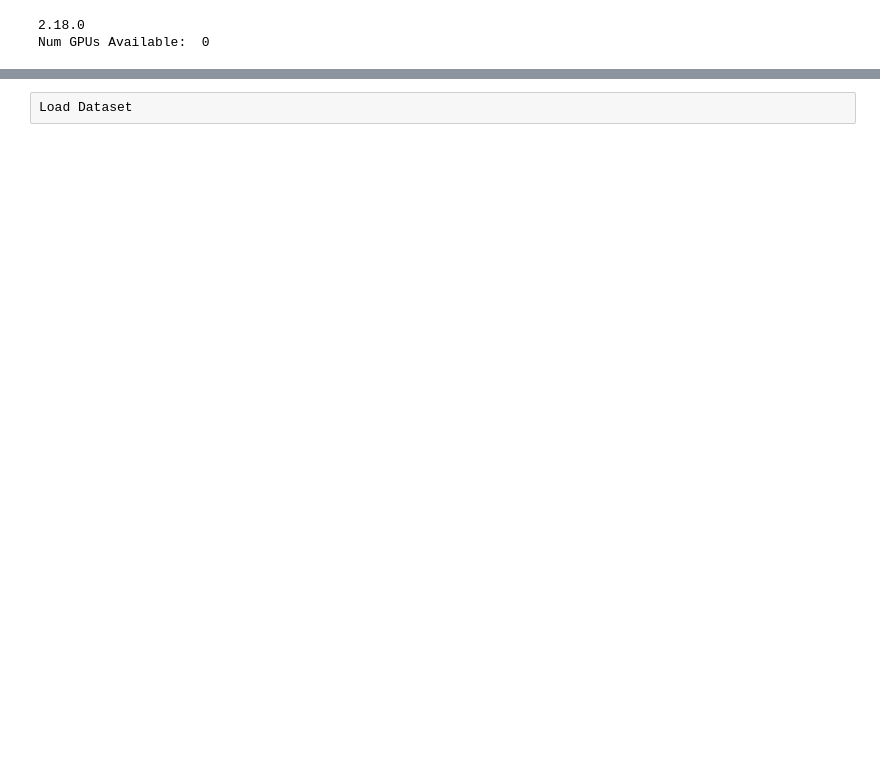
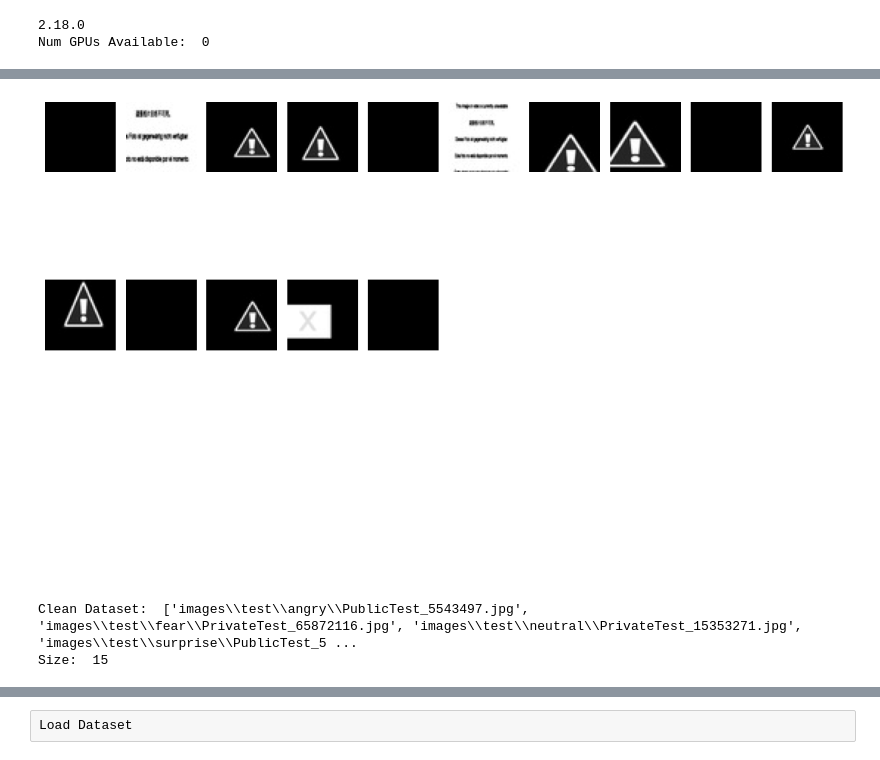
Before and after one commit to Janjanhsu/COMP258_GroupProject, a Jupyter notebook: EmoDetectionCOMP258Project_Patrick_v3.ipynb, the cells around one changed output, grey strips where cells are left out. Saved outputs shown, nothing was run; the diff lists cells and outputs as text; code cells hidden in the pictures; blank space fills up the shorter version.

```diff
--- a/EmoDetectionCOMP258Project_Patrick_v3.ipynb
+++ b/EmoDetectionCOMP258Project_Patrick_v3.ipynb
@@ -20,0 +107,26 @@ Num GPUs Available:  0
+# %%
+def display_images(image_list, rows=3, cols=10):
+    fig, axes = plt.subplots(rows, cols, figsize=(12, 8))
+    for i, ax in enumerate(axes.flatten()):
+        if i < len(image_list):
+            img = mpimg.imread(image_list[i])
+            ax.imshow(img, cmap='gray')
+            ax.axis('off')
+        else:
+            ax.axis('off')
+    plt.tight_layout()
+    plt.show()
+# %%
+removeList = []
+for folder in all_folders:
+    removeList.extend(analyze_images(folder))
+
+display_images(removeList)
+# %% [output]
+[figure, added]
+# %%
+print("Clean Dataset: ", removeList)
+print("Size: ", len(removeList))
+# %% [output]
+Clean Dataset:  ['images\\test\\angry\\PublicTest_5543497.jpg', 'images\\test\\fear\\PrivateTest_65872116.jpg', 'images\\test\\neutral\\PrivateTest_15353271.jpg', 'images\\test\\surprise\\PublicTest_5 ...
+Size:  15
```
Also changed, not shown: parts of 22 cells of this notebook.
